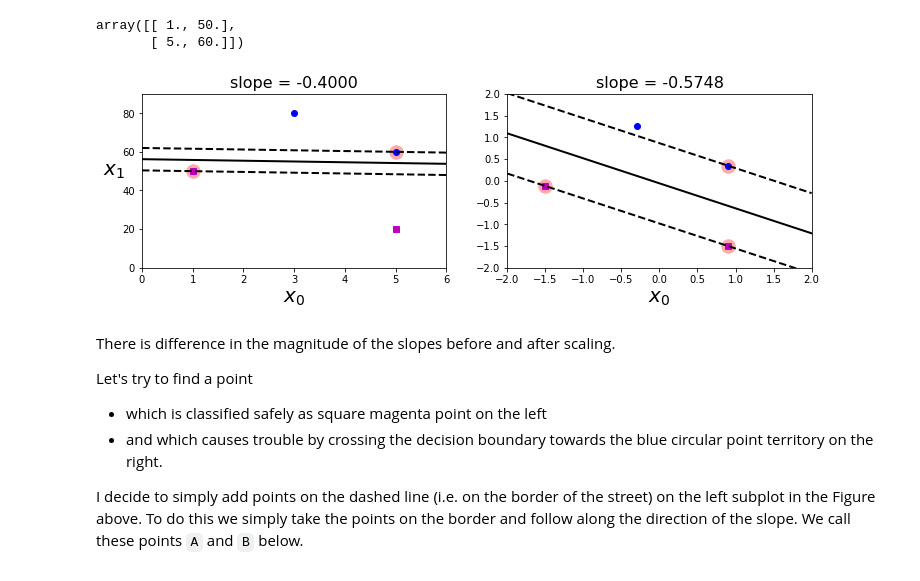
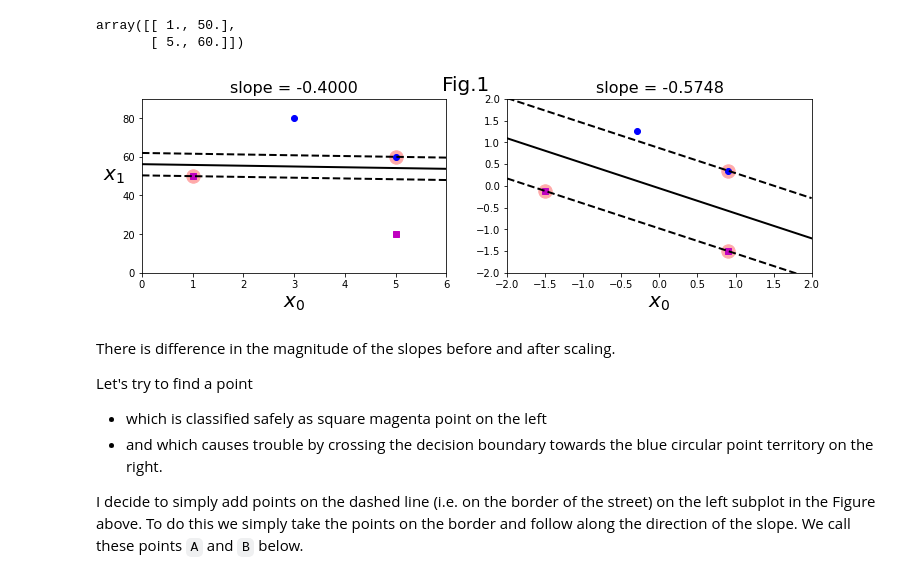
Before and after one commit to phunc20/homl, a Jupyter notebook: 1e/05-SVM/01_feature_scaling.ipynb, the cells around one changed output. Cells and saved outputs as stored; diff of their text form; code cells hidden in the pictures.

```diff
--- a/1e/05-SVM/01_feature_scaling.ipynb
+++ b/1e/05-SVM/01_feature_scaling.ipynb
@@ -63,35 +63,36 @@ svm_clf.support_vectors_
 array([[ 1., 50.],
        [ 5., 60.]])
 # %%
-plt.figure(figsize=(12,3.2))
+fig = plt.figure(figsize=(12,3.2))
 plt.subplot(121)
 plt.plot(Xs[:, 0][ys==1], Xs[:, 1][ys==1], "bo")
 plt.plot(Xs[:, 0][ys==0], Xs[:, 1][ys==0], "ms")
 plot_svc_decision_boundary(svm_clf, 0, 6)
 plt.xlabel("$x_0$", fontsize=20)
 plt.ylabel("$x_1$  ", fontsize=20, rotation=0)
 w0, w1 = svm_clf.coef_[0]
 slope = - w0/w1
 plt.title(f"slope = {slope:.4f}", fontsize=16)
 plt.axis([0, 6, 0, 90])
 
 scaler = StandardScaler()
 X_scaled = scaler.fit_transform(Xs)
 scaled_svm_clf = SVC(kernel="linear", C=100)
 scaled_svm_clf.fit(X_scaled, ys)
 
 plt.subplot(122)
 plt.plot(X_scaled[:, 0][ys==1], X_scaled[:, 1][ys==1], "bo")
 plt.plot(X_scaled[:, 0][ys==0], X_scaled[:, 1][ys==0], "ms")
 plot_svc_decision_boundary(scaled_svm_clf, -2, 2)
 plt.xlabel("$x_0$", fontsize=20)
 w0, w1 = scaled_svm_clf.coef_[0]
 scaled_slope = - w0/w1
 plt.title(f"slope = {scaled_slope:.4f}", fontsize=16)
 #plt.title("Scaled", fontsize=16)
 plt.axis([-2, 2, -2, 2]);
+fig.suptitle('Fig.1', fontsize=20);
 # %% [output]
-[figure, old version]
+[figure, new version]
 # %% [markdown]
 There is difference in the magnitude of the slopes before and after scaling.
 
```
Also changed, not shown: parts of 2 cells of this notebook, 1 other file.
